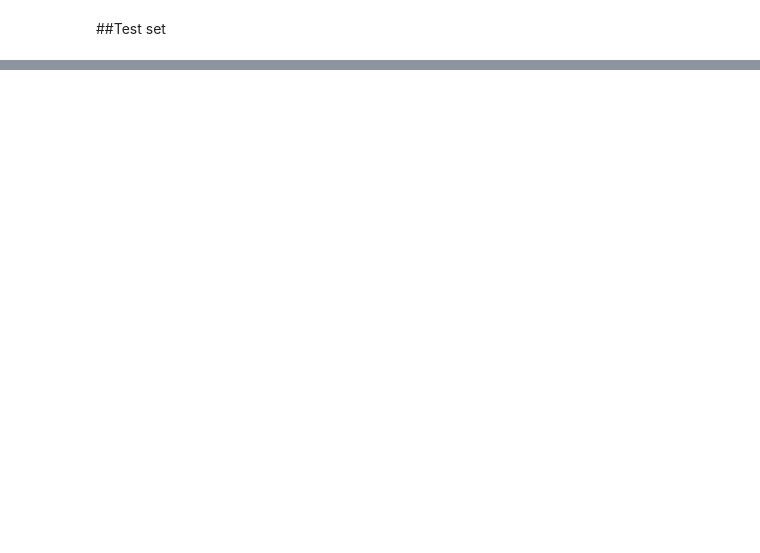
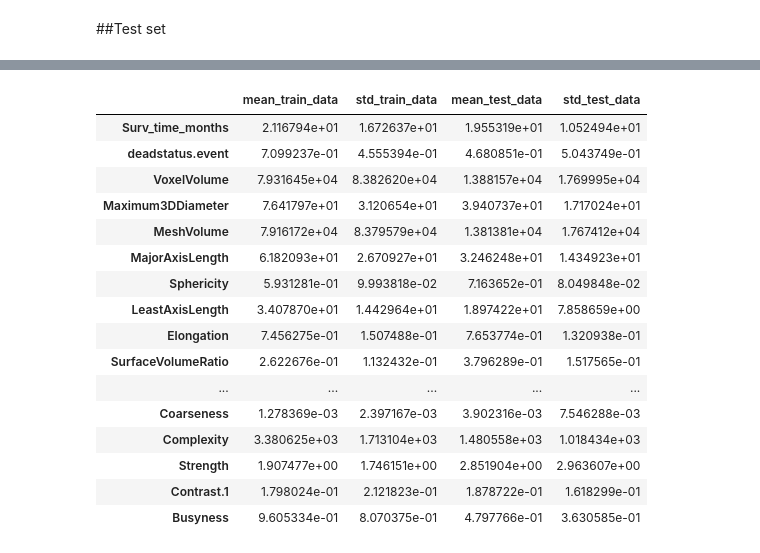
Before and after one commit to leonardoub/SCRIPT_PALERMO, a Jupyter notebook: explore_database_PA.ipynb, the cells around one changed output, grey strips where cells are left out. Drawn from its saved outputs; the diff is of its cells as text; code cells hidden in the pictures; blank space fills up the shorter version.

```diff
--- a/explore_database_PA.ipynb
+++ b/explore_database_PA.ipynb
@@ -350,0 +372,30 @@ len(list(df_test.Histology))
+# %%
+std_test_data = test_data.std()
+# %%
+my_dict = {'mean_train_data': mean_train_data , 'std_train_data': std_train_data,
+           'mean_test_data': mean_test_data, 'std_test_data': std_test_data}
+# %%
+result = pd.DataFrame.from_dict(my_dict)
+# %%
+pd.set_option('display.max_rows', 500)
+pd.set_option('display.max_columns', 500)
+# %%
+result
+# %% [output]
+|  | mean_train_data | std_train_data | mean_test_data | std_test_data |
+| Surv_time_months | 2.116794e+01 | 1.672637e+01 | 1.955319e+01 | 1.052494e+01 |
+| deadstatus.event | 7.099237e-01 | 4.555394e-01 | 4.680851e-01 | 5.043749e-01 |
+| VoxelVolume | 7.931645e+04 | 8.382620e+04 | 1.388157e+04 | 1.769995e+04 |
+| Maximum3DDiameter | 7.641797e+01 | 3.120654e+01 | 3.940737e+01 | 1.717024e+01 |
+| MeshVolume | 7.916172e+04 | 8.379579e+04 | 1.381381e+04 | 1.767412e+04 |
+| MajorAxisLength | 6.182093e+01 | 2.670927e+01 | 3.246248e+01 | 1.434923e+01 |
+| Sphericity | 5.931281e-01 | 9.993818e-02 | 7.163652e-01 | 8.049848e-02 |
+| LeastAxisLength | 3.407870e+01 | 1.442964e+01 | 1.897422e+01 | 7.858659e+00 |
+| Elongation | 7.456275e-01 | 1.507488e-01 | 7.653774e-01 | 1.320938e-01 |
+| SurfaceVolumeRatio | 2.622676e-01 | 1.132432e-01 | 3.796289e-01 | 1.517565e-01 |
+| ... | ... | ... | ... | ... |
+| Coarseness | 1.278369e-03 | 2.397167e-03 | 3.902316e-03 | 7.546288e-03 |
+| Complexity | 3.380625e+03 | 1.713104e+03 | 1.480558e+03 | 1.018434e+03 |
+| Strength | 1.907477e+00 | 1.746151e+00 | 2.851904e+00 | 2.963607e+00 |
+| Contrast.1 | 1.798024e-01 | 2.121823e-01 | 1.878722e-01 | 1.618299e-01 |
+| Busyness | 9.605334e-01 | 8.070375e-01 | 4.797766e-01 | 3.630585e-01 |
```
Also changed, not shown: parts of 18 cells of this notebook.
